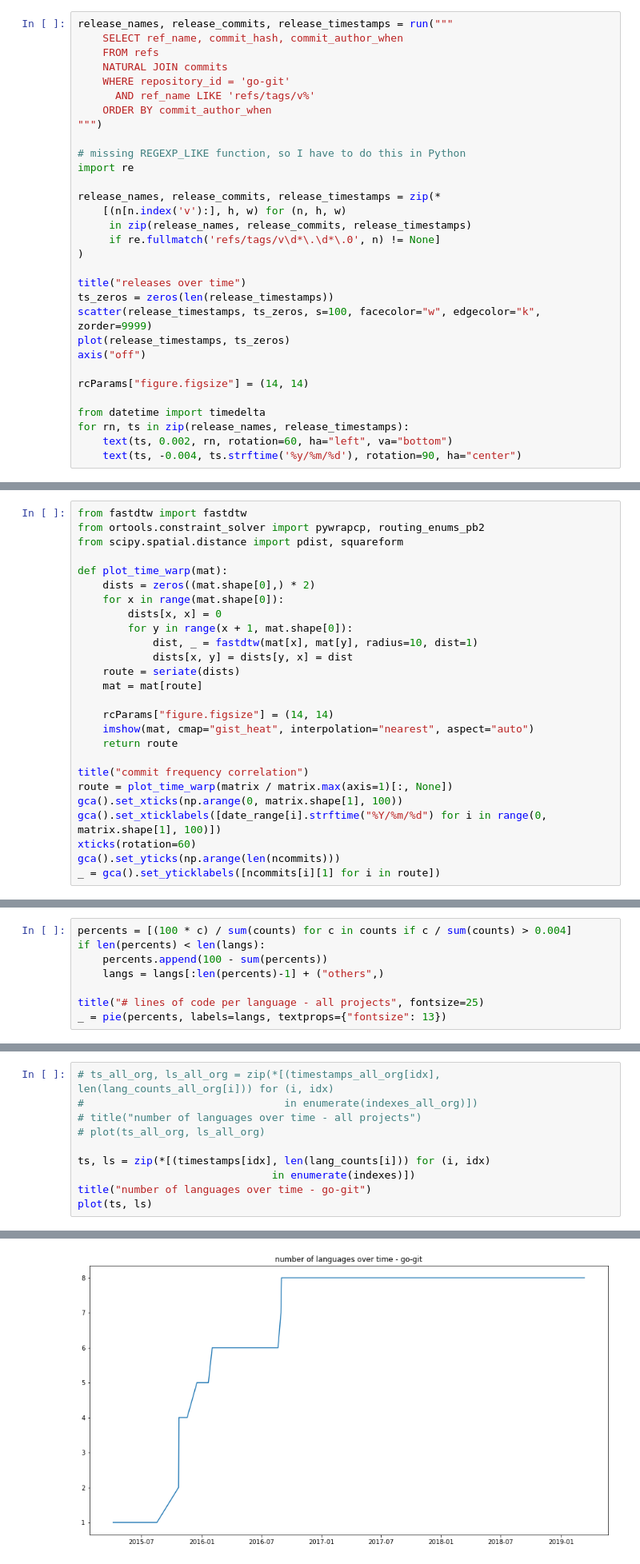
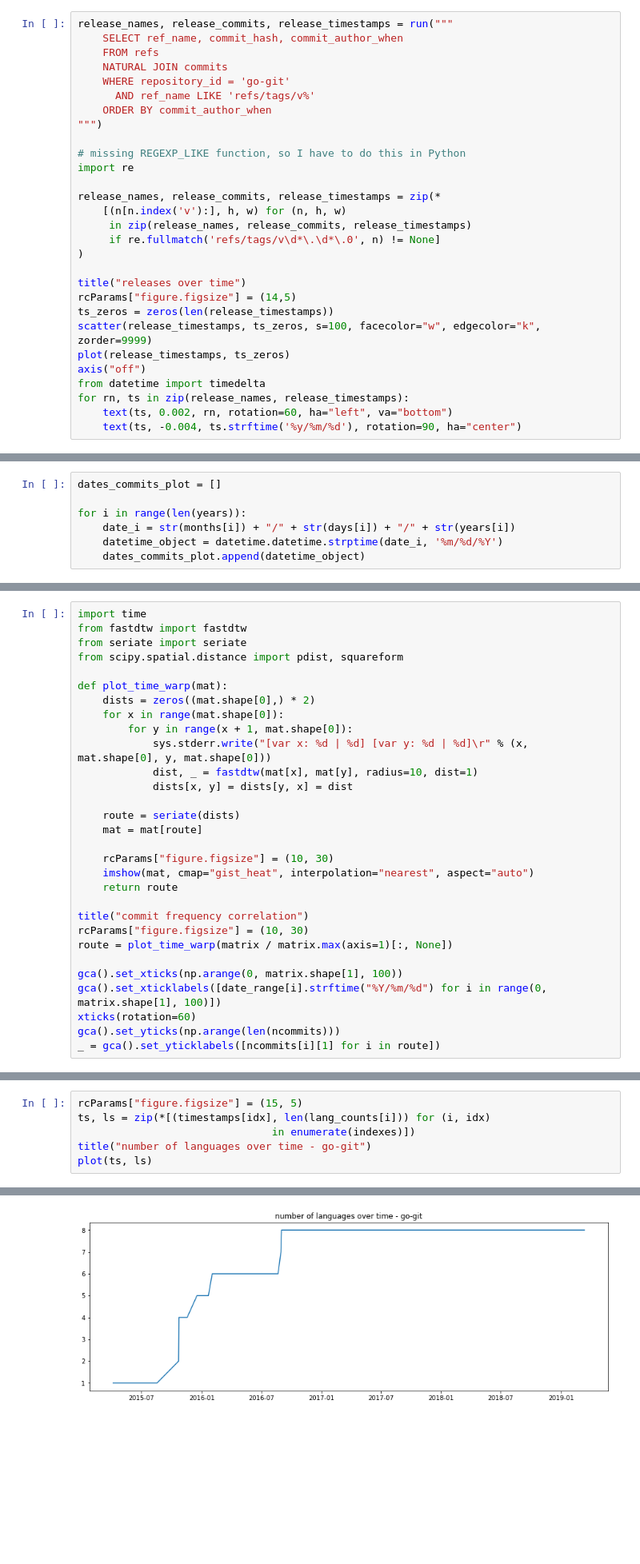
Before and after one commit to src-d/engine-analyses, a Jupyter notebook: srcd.ipynb, the cells around one changed output, grey strips where cells are left out. Shown at 80% size. Drawn from its saved outputs; the diff is of its cells as text; blank space fills up the shorter version.

```diff
--- a/srcd.ipynb
+++ b/srcd.ipynb
@@ -380,13 +383,11 @@ release_names, release_commits, release_timestamps = zip(*
 )
 
 title("releases over time")
+rcParams["figure.figsize"] = (14,5)
 ts_zeros = zeros(len(release_timestamps))
 scatter(release_timestamps, ts_zeros, s=100, facecolor="w", edgecolor="k", zorder=9999)
 plot(release_timestamps, ts_zeros)
 axis("off")
-
-rcParams["figure.figsize"] = (14, 14)
-
 from datetime import timedelta
 for rn, ts in zip(release_names, release_timestamps):
     text(ts, 0.002, rn, rotation=60, ha="left", va="bottom")
@@ -586,0 +609,7 @@ plot_commits_through_time(years, months, days, counts)
+# %%
+dates_commits_plot = []
+
+for i in range(len(years)):
+    date_i = str(months[i]) + "/" + str(days[i]) + "/" + str(years[i])
+    datetime_object = datetime.datetime.strptime(date_i, '%m/%d/%Y')
+    dates_commits_plot.append(datetime_object)
@@ -636,24 +675,28 @@ legend(mode="expand", loc="lower center", ncol=6, bbox_to_anchor=(0, -1.4, 1., 0
 # %%
+import time
 from fastdtw import fastdtw
-from ortools.constraint_solver import pywrapcp, routing_enums_pb2
+from seriate import seriate
 from scipy.spatial.distance import pdist, squareform
 
 def plot_time_warp(mat):
     dists = zeros((mat.shape[0],) * 2)
     for x in range(mat.shape[0]):
-        dists[x, x] = 0
         for y in range(x + 1, mat.shape[0]):
+            sys.stderr.write("[var x: %d | %d] [var y: %d | %d]\r" % (x, mat.shape[0], y, mat.shape[0]))
             dist, _ = fastdtw(mat[x], mat[y], radius=10, dist=1)
             dists[x, y] = dists[y, x] = dist
+
     route = seriate(dists)
     mat = mat[route]
 
-    rcParams["figure.figsize"] = (14, 14)
+    rcParams["figure.figsize"] = (10, 30)
     imshow(mat, cmap="gist_heat", interpolation="nearest", aspect="auto")
     return route
 
 title("commit frequency correlation")
+rcParams["figure.figsize"] = (10, 30)
 route = plot_time_warp(matrix / matrix.max(axis=1)[:, None])
+
 gca().set_xticks(np.arange(0, matrix.shape[1], 100))
 gca().set_xticklabels([date_range[i].strftime("%Y/%m/%d") for i in range(0, matrix.shape[1], 100)])
 xticks(rotation=60)
@@ -723,8 +773,0 @@ ORDER BY n DESC
-# %%
-percents = [(100 * c) / sum(counts) for c in counts if c / sum(counts) > 0.004]
-if len(percents) < len(langs):
-    percents.append(100 - sum(percents))
-    langs = langs[:len(percents)-1] + ("others",)
-
-title("# lines of code per language - all projects", fontsize=25)
-_ = pie(percents, labels=langs, textprops={"fontsize": 13})
@@ -773,13 +830,9 @@ lang_counts = Parallel(n_jobs=-1, verbose=10)(
 # %%
-# ts_all_org, ls_all_org = zip(*[(timestamps_all_org[idx], len(lang_counts_all_org[i])) for (i, idx)
-#                                in enumerate(indexes_all_org)])
-# title("number of languages over time - all projects")
-# plot(ts_all_org, ls_all_org)
-
+rcParams["figure.figsize"] = (15, 5)
 ts, ls = zip(*[(timestamps[idx], len(lang_counts[i])) for (i, idx)
                                in enumerate(indexes)])
 title("number of languages over time - go-git")
 plot(ts, ls)
 # %% [output]
 [<matplotlib.lines.Line2D at 0x...>]
-[figure, old version]
+[figure, new version]
```
Also changed, not shown: parts of 58 cells of this notebook.
